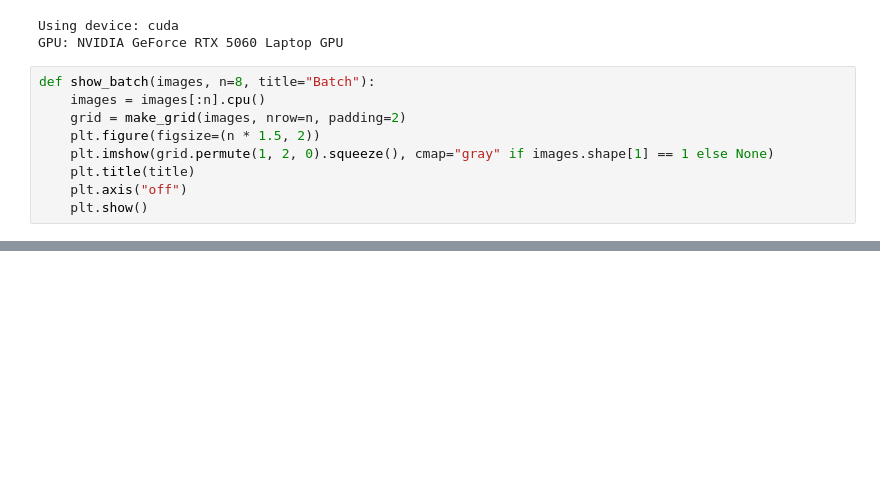
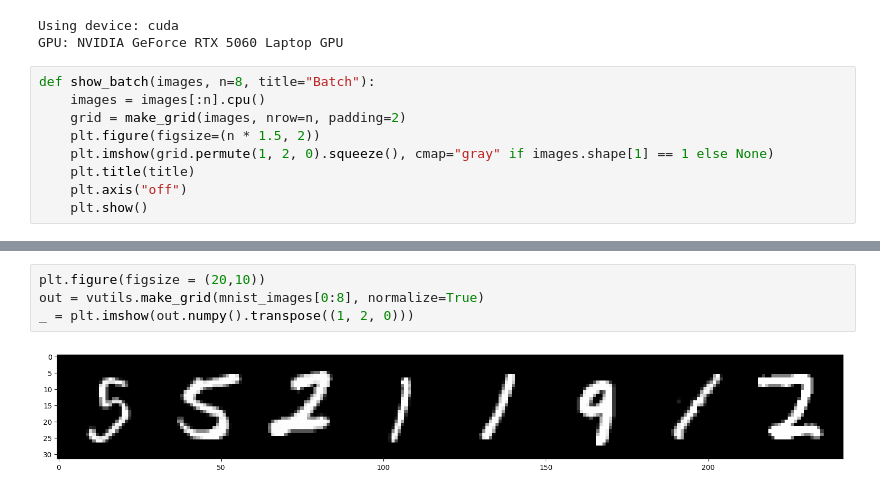
Before and after one commit to ArnarDJ/MLBAssignment2, a Jupyter notebook: MLBAssignment2.ipynb, the cells around one changed output, grey strips where cells are left out. Drawn from its saved outputs; the diff is of its cells as text; blank space fills up the shorter version.

```diff
--- a/MLBAssignment2.ipynb
+++ b/MLBAssignment2.ipynb
@@ -98,0 +222,6 @@ this is a test
+# %%
+plt.figure(figsize = (20,10))
+out = vutils.make_grid(mnist_images[0:8], normalize=True)
+_ = plt.imshow(out.numpy().transpose((1, 2, 0)))
+# %% [output]
+[figure, added]
```
Also changed, not shown: parts of 18 cells of this notebook, 1 other file.
